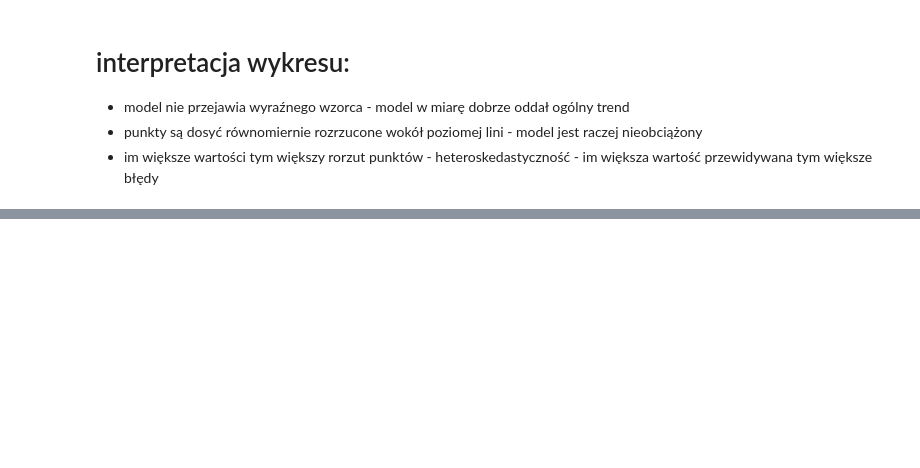
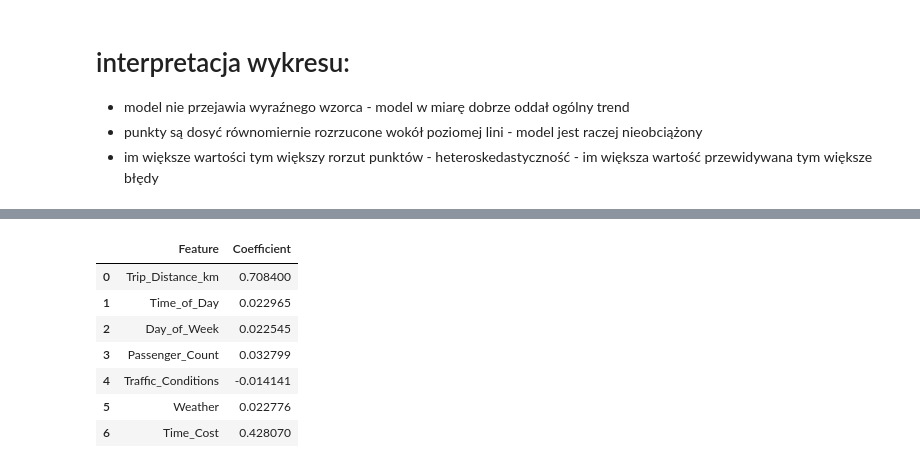
Before and after one commit to jurewiczM/PUM_Ptojekt_2025, a Jupyter notebook: Project_preprocessing.ipynb, the cells around one changed output, grey strips where cells are left out. Cells and saved outputs as stored; diff of their text form; code cells hidden in the pictures; blank space fills up the shorter version.

```diff
--- a/Project_preprocessing.ipynb
+++ b/Project_preprocessing.ipynb
@@ -582,0 +585,35 @@ Możliwe kroki do wykonania:
+# %%
+from sklearn.linear_model import Lasso
+from sklearn.model_selection import GridSearchCV
+
+# definicja modelu
+lasso = Lasso(max_iter=10000)
+
+# Siatka parametrów - im mniejsze wartośći tym regularyzacja jest mniejsza, a więc większość cech zostaje
+# Im większe wartości, tym "kara" jest silniejsza
+parametry = {
+    'alpha': [0.0001, 0.001, 0.01, 0.1, 1, 10, 100]
+}
+
+# GridSearch z 5-krotną walidacją - dane dzielone sa na 5 części - model każdorazowo używa 4 części do trenowania, 1 części do testowania
+# GridSerch maksymalizuje wynik scoringu, dlatego konieczne jest użyciu ujemnego MSE
+grid = GridSearchCV(estimator=lasso, param_grid=parametry, cv=5, scoring='neg_mean_squared_error')
+grid.fit(X_train, y_train)
+
+# Wybór najlepszego modelu
+best_lasso = grid.best_estimator_
+
+# Predykcja
+y_pred_lasso= best_lasso.predict(X_test)
+
+# Ocena modelu
+rmse = np.sqrt(mean_squared_error(y_test, y_pred_lasso))
+mae = mean_absolute_error(y_test, y_pred_lasso)
+mse = mean_squared_error(y_test, y_pred_lasso)
+r2 = r2_score(y_test, y_pred_lasso)
+
+print("Najlepsze alpha:", grid.best_params_)
+print("RMSE:", rmse)
+print("MAE:", mae)
+print("MSE:", mse)
+print("R²:", r2)
@@ -582,0 +631,19 @@ Możliwe kroki do wykonania:
+# %%
+coefficients = best_lasso.coef_
+feature_names = X_train.columns
+
+coef_df = pd.DataFrame({
+    'Feature': feature_names,
+    'Coefficient': coefficients
+})
+
+coef_df
+# %% [output]
+|  | Feature | Coefficient |
+| 0 | Trip_Distance_km | 0.708400 |
+| 1 | Time_of_Day | 0.022965 |
+| 2 | Day_of_Week | 0.022545 |
+| 3 | Passenger_Count | 0.032799 |
+| 4 | Traffic_Conditions | -0.014141 |
+| 5 | Weather | 0.022776 |
+| 6 | Time_Cost | 0.428070 |
```
Also changed, not shown: parts of 18 cells of this notebook.
